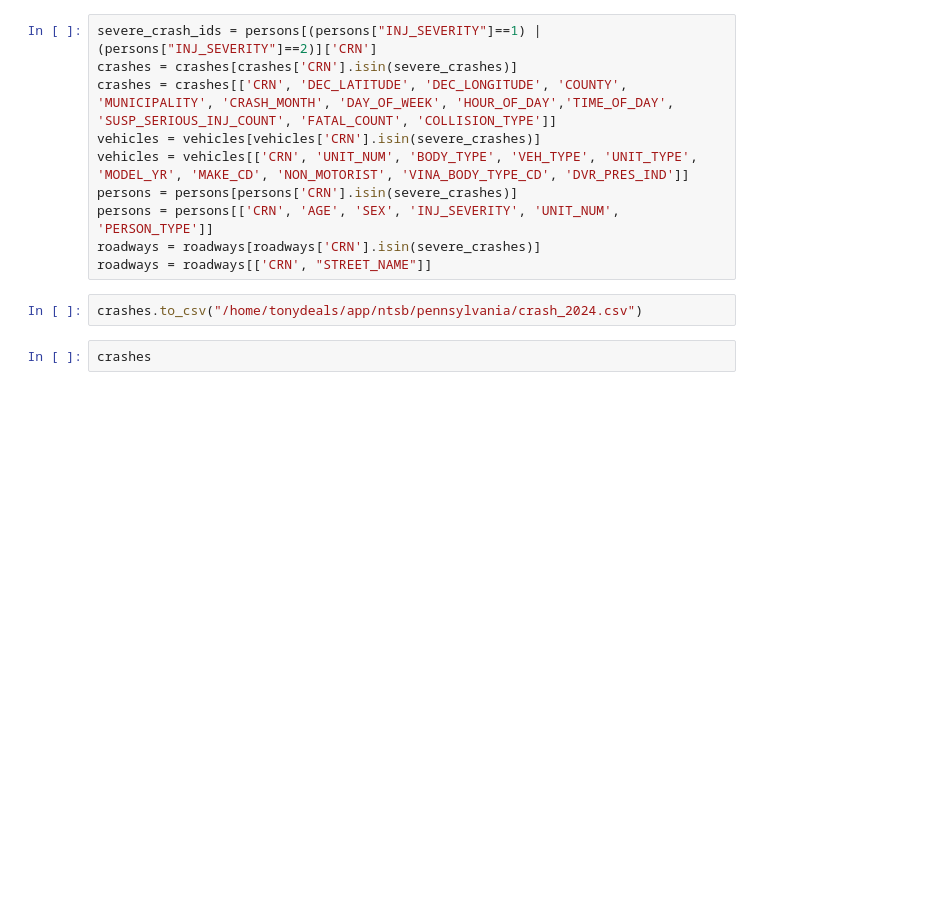
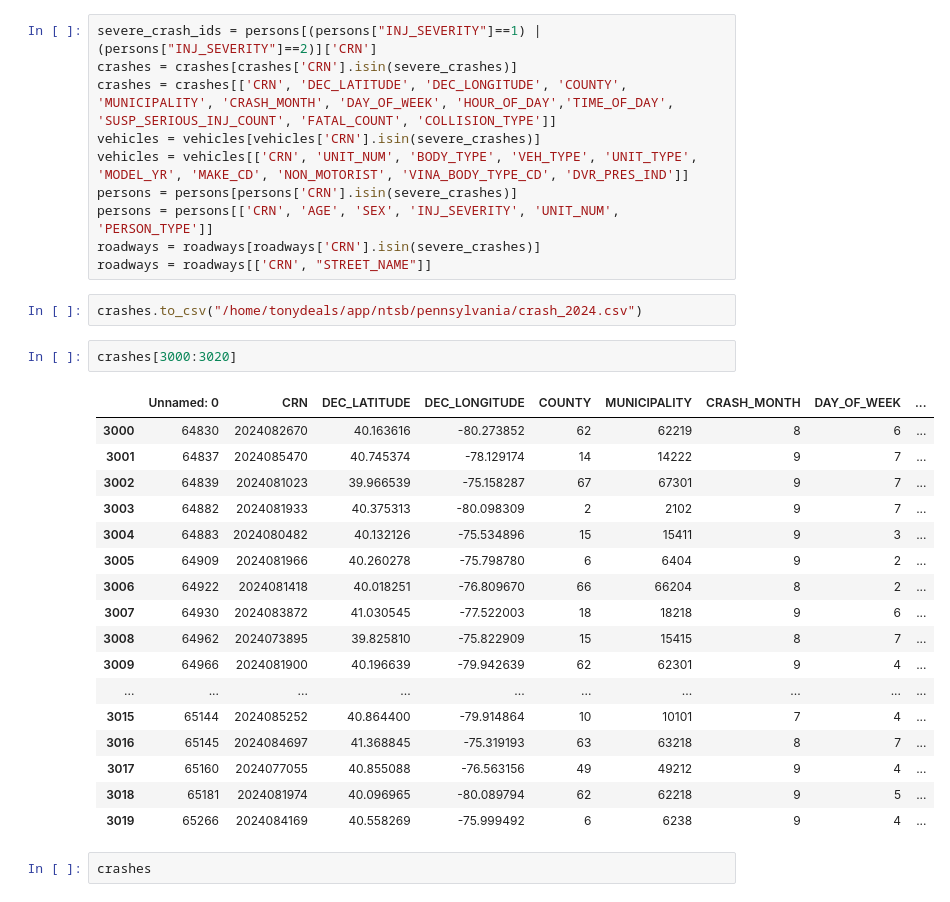
Before and after one commit to bencarneiro/ntsb, a Jupyter notebook: pennsylvania/Untitled.ipynb, the cells around one changed output. Cells and saved outputs as stored; diff of their text form; blank space fills up the shorter version.

```diff
--- a/pennsylvania/Untitled.ipynb
+++ b/pennsylvania/Untitled.ipynb
@@ -55,6 +118,26 @@ roadways = roadways[roadways['CRN'].isin(severe_crashes)]
 roadways = roadways[['CRN', "STREET_NAME"]]
 # %%
 crashes.to_csv("/home/tonydeals/app/ntsb/pennsylvania/crash_2024.csv")
+# %%
+crashes[3000:3020]
+# %% [output]
+|  | Unnamed: 0 | CRN | DEC_LATITUDE | DEC_LONGITUDE | COUNTY | MUNICIPALITY | CRASH_MONTH | DAY_OF_WEEK | ... |
+| 3000 | 64830 | 2024082670 | 40.163616 | -80.273852 | 62 | 62219 | 8 | 6 | ... |
+| 3001 | 64837 | 2024085470 | 40.745374 | -78.129174 | 14 | 14222 | 9 | 7 | ... |
+| 3002 | 64839 | 2024081023 | 39.966539 | -75.158287 | 67 | 67301 | 9 | 7 | ... |
+| 3003 | 64882 | 2024081933 | 40.375313 | -80.098309 | 2 | 2102 | 9 | 7 | ... |
+| 3004 | 64883 | 2024080482 | 40.132126 | -75.534896 | 15 | 15411 | 9 | 3 | ... |
+| 3005 | 64909 | 2024081966 | 40.260278 | -75.798780 | 6 | 6404 | 9 | 2 | ... |
+| 3006 | 64922 | 2024081418 | 40.018251 | -76.809670 | 66 | 66204 | 8 | 2 | ... |
+| 3007 | 64930 | 2024083872 | 41.030545 | -77.522003 | 18 | 18218 | 9 | 6 | ... |
+| 3008 | 64962 | 2024073895 | 39.825810 | -75.822909 | 15 | 15415 | 8 | 7 | ... |
+| 3009 | 64966 | 2024081900 | 40.196639 | -79.942639 | 62 | 62301 | 9 | 4 | ... |
+| ... | ... | ... | ... | ... | ... | ... | ... | ... | ... |
+| 3015 | 65144 | 2024085252 | 40.864400 | -79.914864 | 10 | 10101 | 7 | 4 | ... |
+| 3016 | 65145 | 2024084697 | 41.368845 | -75.319193 | 63 | 63218 | 8 | 7 | ... |
+| 3017 | 65160 | 2024077055 | 40.855088 | -76.563156 | 49 | 49212 | 9 | 4 | ... |
+| 3018 | 65181 | 2024081974 | 40.096965 | -80.089794 | 62 | 62218 | 9 | 5 | ... |
+| 3019 | 65266 | 2024084169 | 40.558269 | -75.999492 | 6 | 6238 | 9 | 4 | ... |
 # %%
 crashes
 # %% [output]
```
Also changed, not shown: parts of 9 cells of this notebook, 22 other files.
